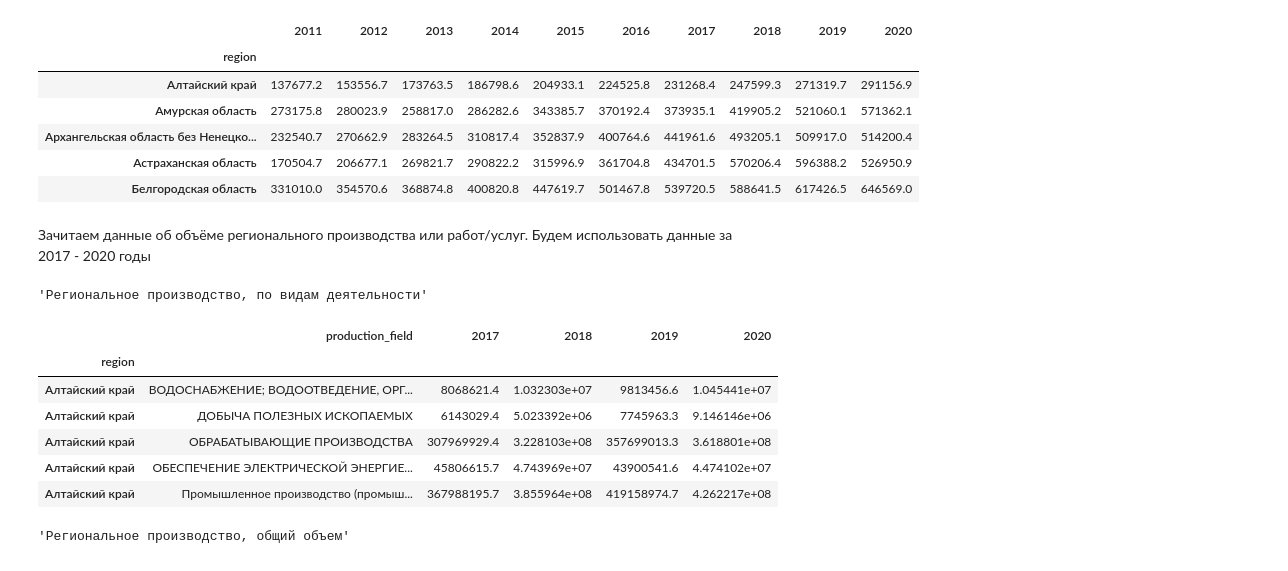
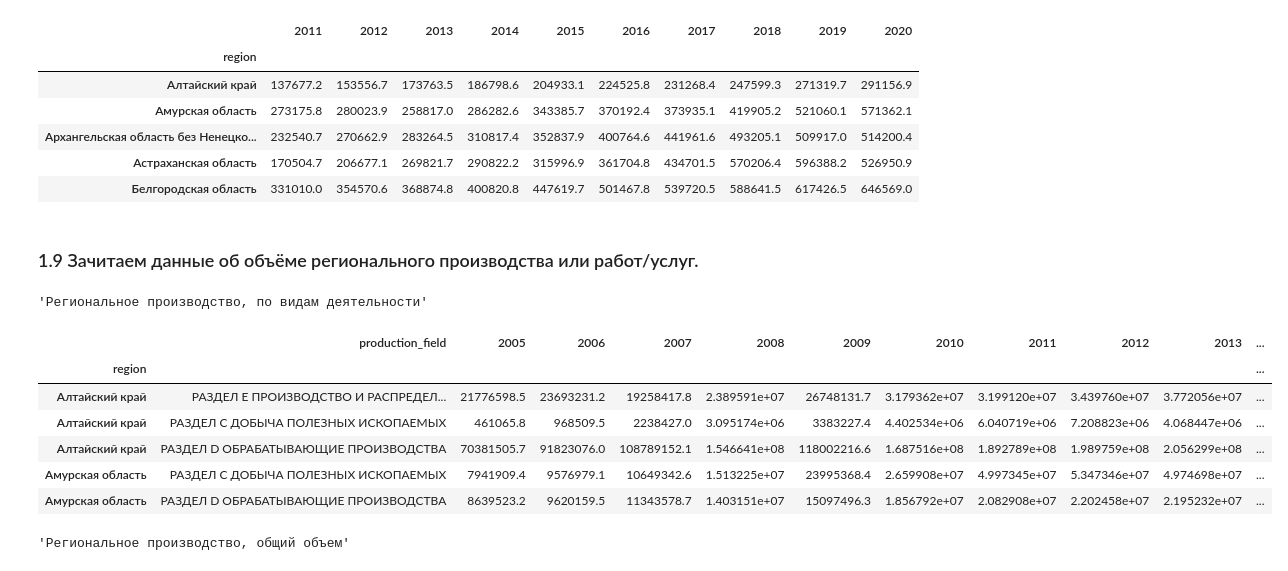
Before and after one commit to vokhmianin-da/social_russia_project, a Jupyter notebook: Diplom_1.ipynb, the cells around one changed output. Saved outputs shown, nothing was run; the diff lists cells and outputs as text; code cells hidden in the pictures.

```diff
--- a/Diplom_1.ipynb
+++ b/Diplom_1.ipynb
@@ -477,29 +407,36 @@ display(grp.head())
 | Астраханская область | 170504.7 | 206677.1 | 269821.7 | 290822.2 | 315996.9 | 361704.8 | 434701.5 | 570206.4 | 596388.2 | 526950.9 |
 | Белгородская область | 331010.0 | 354570.6 | 368874.8 | 400820.8 | 447619.7 | 501467.8 | 539720.5 | 588641.5 | 617426.5 | 646569.0 |
 # %% [markdown]
-Зачитаем данные об объёме регионального производства или работ/услуг. Будем использовать данные за 2017 - 2020 годы
+### 1.9 Зачитаем данные об объёме регионального производства или работ/услуг.
 # %%
-reg_prod = pd.read_csv(
+reg_prod_new = pd.read_csv(
     'social_russia_data/regional_production_2017_2020.csv')
 names_to_drop = [
     '        Архангельская область',
     '        Тюменская область']
-reg_prod = federal_subj(reg_prod, standard_names, names_to_drop)
-reg_prod.columns.values[-4:] = pd.to_datetime(reg_prod.columns[-4:]).year
+reg_prod_new = federal_subj(reg_prod_new, standard_names, names_to_drop)
+reg_prod_new.columns.values[-4:] = pd.to_datetime(reg_prod_new.columns[-4:]).year
+
+reg_prod_old = pd.read_csv(
+    'social_russia_data/regional_production_2005_2016.csv')
+reg_prod_old = federal_subj(reg_prod_old, standard_names, names_to_drop)
+reg_prod_old.columns.values[-12:] = pd.to_datetime(reg_prod_old.columns[-12:]).year
+
+reg_prod = pd.concat([reg_prod_old, reg_prod_new])
 reg_prod_total = (reg_prod
-                  .groupby('region')[[2017, 2018, 2019, 2020]].sum())
+                  .groupby('region')[[2006, 2007, 2008, 2009, 2010, 2011, 2012, 2013, 2014, 2015, 2016, 2017, 2018, 2019, 2020]].sum())
 reg_prod_total.columns = pd.to_datetime(
     reg_prod_total.columns, format='%Y').year
 
 display('Региональное производство, по видам деятельности', reg_prod.head())
 display('Региональное производство, общий объем', reg_prod_total.head())
 # %% [output]
 'Региональное производство, по видам деятельности'
-|  | production_field | 2017 | 2018 | 2019 | 2020 |
-| region |  |  |  |  |  |
-| Алтайский край | ВОДОСНАБЖЕНИЕ; ВОДООТВЕДЕНИЕ, ОРГ... | 8068621.4 | 1.032303e+07 | 9813456.6 | 1.045441e+07 |
-| Алтайский край | ДОБЫЧА ПОЛЕЗНЫХ ИСКОПАЕМЫХ | 6143029.4 | 5.023392e+06 | 7745963.3 | 9.146146e+06 |
-| Алтайский край | ОБРАБАТЫВАЮЩИЕ ПРОИЗВОДСТВА | 307969929.4 | 3.228103e+08 | 357699013.3 | 3.618801e+08 |
-| Алтайский край | ОБЕСПЕЧЕНИЕ ЭЛЕКТРИЧЕСКОЙ ЭНЕРГИЕ... | 45806615.7 | 4.743969e+07 | 43900541.6 | 4.474102e+07 |
-| Алтайский край | Промышленное производство (промыш... | 367988195.7 | 3.855964e+08 | 419158974.7 | 4.262217e+08 |
+|  | production_field | 2005 | 2006 | 2007 | 2008 | 2009 | 2010 | 2011 | 2012 | 2013 | ... |
+| region |  |  |  |  |  |  |  |  |  |  | ... |
+| Алтайский край | РАЗДЕЛ E ПРОИЗВОДСТВО И РАСПРЕДЕЛ... | 21776598.5 | 23693231.2 | 19258417.8 | 2.389591e+07 | 26748131.7 | 3.179362e+07 | 3.199120e+07 | 3.439760e+07 | 3.772056e+07 | ... |
+| Алтайский край | РАЗДЕЛ С ДОБЫЧА ПОЛЕЗНЫХ ИСКОПАЕМЫХ | 461065.8 | 968509.5 | 2238427.0 | 3.095174e+06 | 3383227.4 | 4.402534e+06 | 6.040719e+06 | 7.208823e+06 | 4.068447e+06 | ... |
+| Алтайский край | РАЗДЕЛ D ОБРАБАТЫВАЮЩИЕ ПРОИЗВОДСТВА | 70381505.7 | 91823076.0 | 108789152.1 | 1.546641e+08 | 118002216.6 | 1.687516e+08 | 1.892789e+08 | 1.989759e+08 | 2.056299e+08 | ... |
+| Амурская область | РАЗДЕЛ С ДОБЫЧА ПОЛЕЗНЫХ ИСКОПАЕМЫХ | 7941909.4 | 9576979.1 | 10649342.6 | 1.513225e+07 | 23995368.4 | 2.659908e+07 | 4.997345e+07 | 5.347346e+07 | 4.974698e+07 | ... |
+| Амурская область | РАЗДЕЛ D ОБРАБАТЫВАЮЩИЕ ПРОИЗВОДСТВА | 8639523.2 | 9620159.5 | 11343578.7 | 1.403151e+07 | 15097496.3 | 1.856792e+07 | 2.082908e+07 | 2.202458e+07 | 2.195232e+07 | ... |
 'Региональное производство, общий объем'
```
Also changed, not shown: parts of 33 cells of this notebook, 1 other file.
